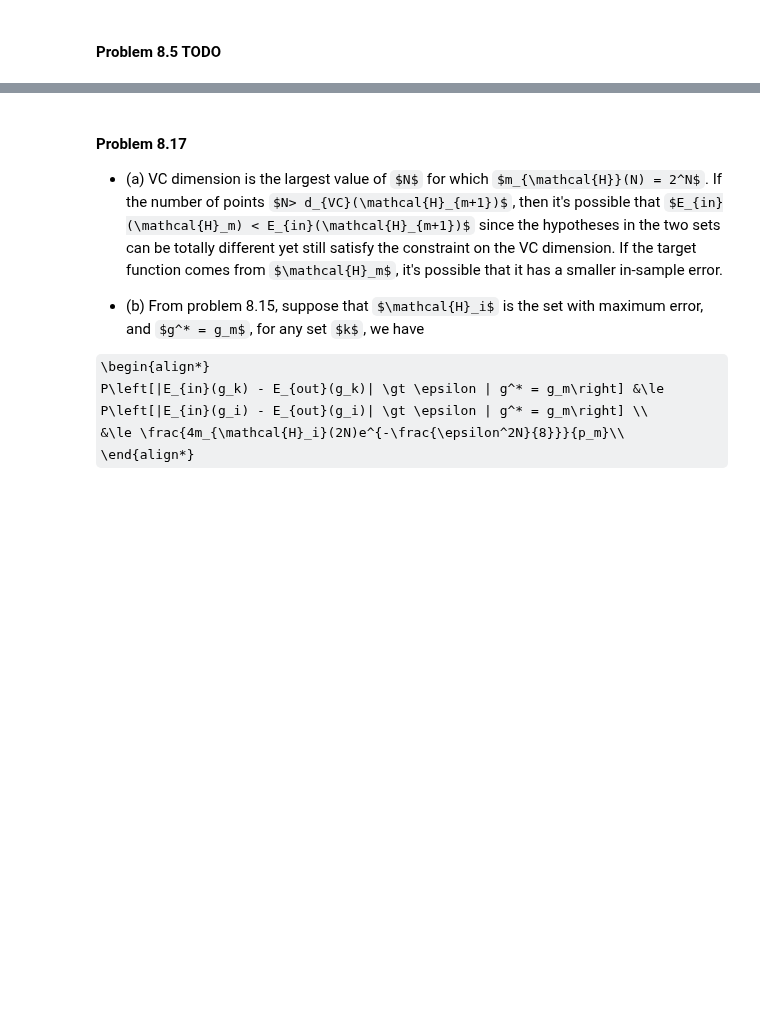
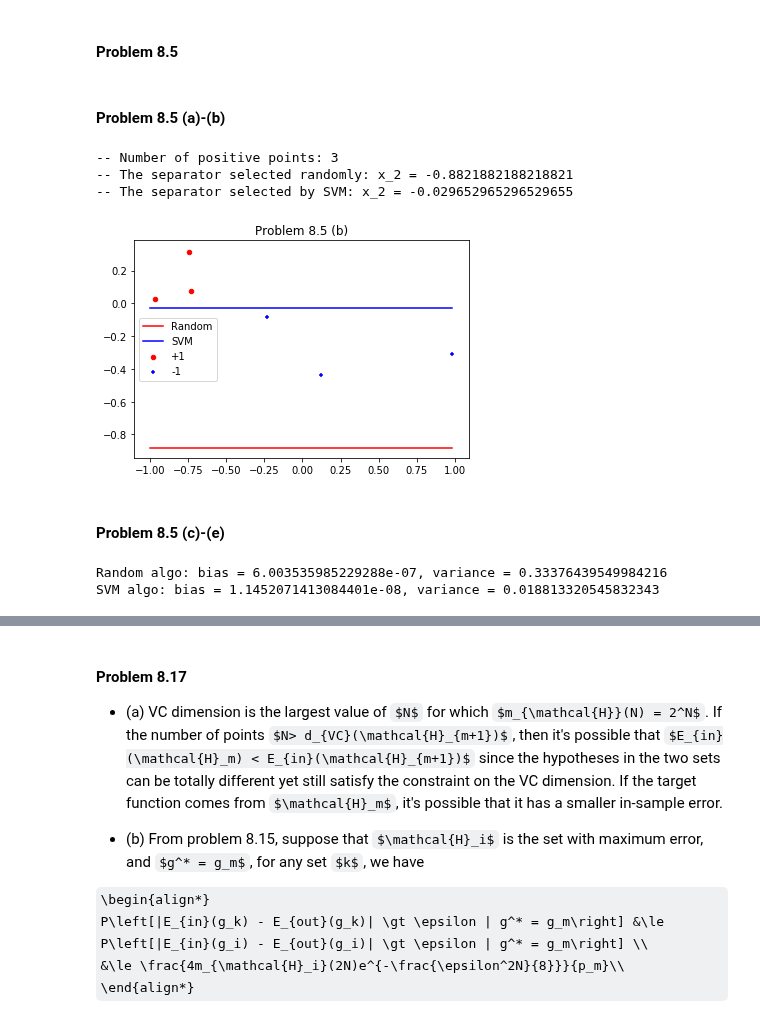
Before and after one commit to niuers/Learning-From-Data-A-Short-Course, a Jupyter notebook: Solutions to Chapter 8 Exercises and Problems.ipynb, the cells around one changed output, grey strips where cells are left out. Cells and saved outputs as stored; diff of their text form; code cells hidden in the pictures; some formulas as TeX source; blank space fills up the shorter version.

Commit message:
Added problems 8.5, 8.13

```diff
--- a/Solutions to Chapter 8 Exercises and Problems.ipynb
+++ b/Solutions to Chapter 8 Exercises and Problems.ipynb
@@ -433,4 +561,4 @@ We compute the optimal weights $w^* = \sum^N y_n\alpha_nx_n = \begin{bmatrix}1 \
 
 This is consistent with the results from example 8.2
 # %% [markdown]
-#### Problem 8.5 TODO
+#### Problem 8.5
@@ -436,0 +597,71 @@ This is consistent with the results from example 8.2
+# %% [markdown]
+#### Problem 8.5 (a)-(b)
+# %%
+N=6
+df, rand_sep, svm_sep = run_one_experiment_85(N, do_print = True)
+# %% [output]
+-- Number of positive points: 3
+-- The separator selected randomly: x_2 = -0.8821882188218821
+-- The separator selected by SVM: x_2 = -0.029652965296529655
+# %%
+xsp1 = df.loc[df['y']==1]['x1'].values
+ysp1 = df.loc[df['y']==1]['x2'].values
+xsm1 = df.loc[df['y']==-1]['x1'].values
+ysm1 = df.loc[df['y']==-1]['x2'].values
+
+x1_min, x1_max = 0, 1
+x2_min, x2_max = -1, 1
+xx1, xx2 = myplot.get_grid(x1_min, x1_max, x2_min, x2_max, step=0.02)
+
+
+x1 = np.arange(-1, 1, 0.02)
+rand_y = rand_sep * np.ones(x1.shape)
+svm_y = svm_sep * np.ones(x1.shape)
+
+myplot.plt_plot([x1, x1], [rand_y, svm_y], 'plot',
+               colors = ['r', 'b', 'g'], markers = [None, None], labels = ['Random', 'SVM'],
+               title = "Problem 8.5 (b)", yscale = None, ylb = -1, yub = 1,
+               xlb = -1, xub = 1, xlabel = None, ylabel = None,
+               legends = ['Random', 'SVM'], legendx = None, legendy = None, marker_sizes=[5, 5])
+
+myplot.plt_plot([xsp1, xsm1], [ysp1, ysm1], 'scatter',
+               colors = ['r', 'b'], markers = ['o', '+'], labels = ['+1', '-1'],
+               title = "Problem 8.5 (b)", yscale = None, ylb = -1, yub = 1,
+               xlb = -1, xub = 1, xlabel = None, ylabel = None,
+               legends = ['+1', '-1'], legendx = None, legendy = None, marker_sizes=[20, 20])
+# %% [output]
+[figure, added]
+# %% [markdown]
+#### Problem 8.5 (c)-(e)
+# %%
+def calc_average_hypothesis(seps):
+    return np.mean(seps)
+
+def calc_bias(seps, target_sep):
+    avg_sep = calc_average_hypothesis(seps)
+    return (avg_sep - target_sep)**2
+
+def calc_variance(seps):
+    return np.var(seps)
+
+tot_exps = 1000000
+N = 6
+target_sep = 0 # target function is x_2 = 0
+
+rand_seps = []
+svm_seps = []
+for t in np.arange(tot_exps):
+    df, rand_sep, svm_sep = run_one_experiment_85(N, do_print = False)
+    rand_seps.append(rand_sep)
+    svm_seps.append(svm_sep)
+
+rand_bias = calc_bias(rand_seps, target_sep)
+svm_bias = calc_bias(svm_seps, target_sep)
+
+rand_var = calc_variance(rand_seps)
+svm_var = calc_variance(svm_seps)
+print(f"Random algo: bias = {rand_bias}, variance = {rand_var}")
+print(f"SVM algo: bias = {svm_bias}, variance = {svm_var}")
+# %% [output]
+Random algo: bias = 6.003535985229288e-07, variance = 0.33376439549984216
+SVM algo: bias = 1.1452071413084401e-08, variance = 0.018813320545832343
```
Also changed, not shown: parts of 19 cells of this notebook, 2 other files.
